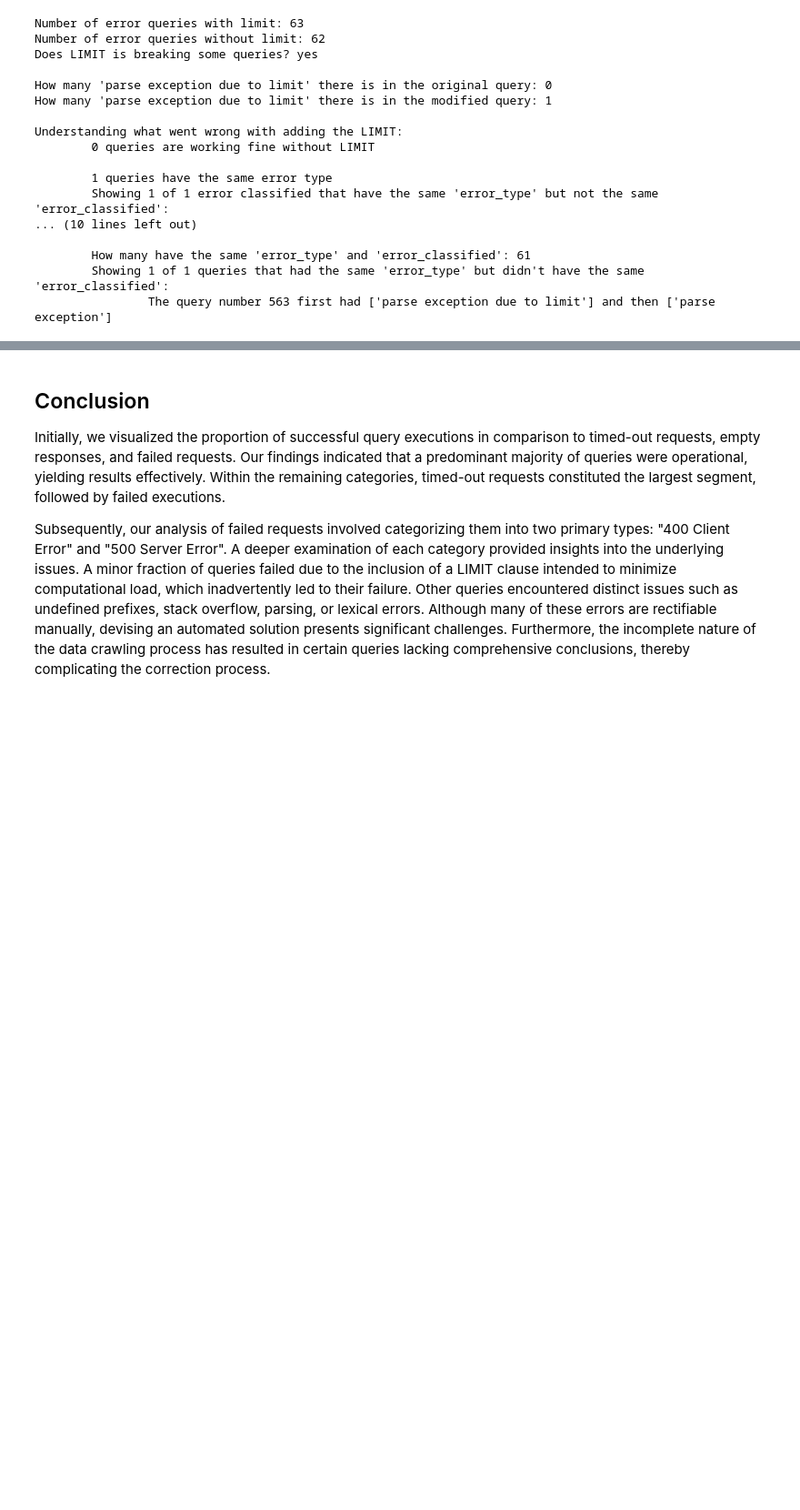
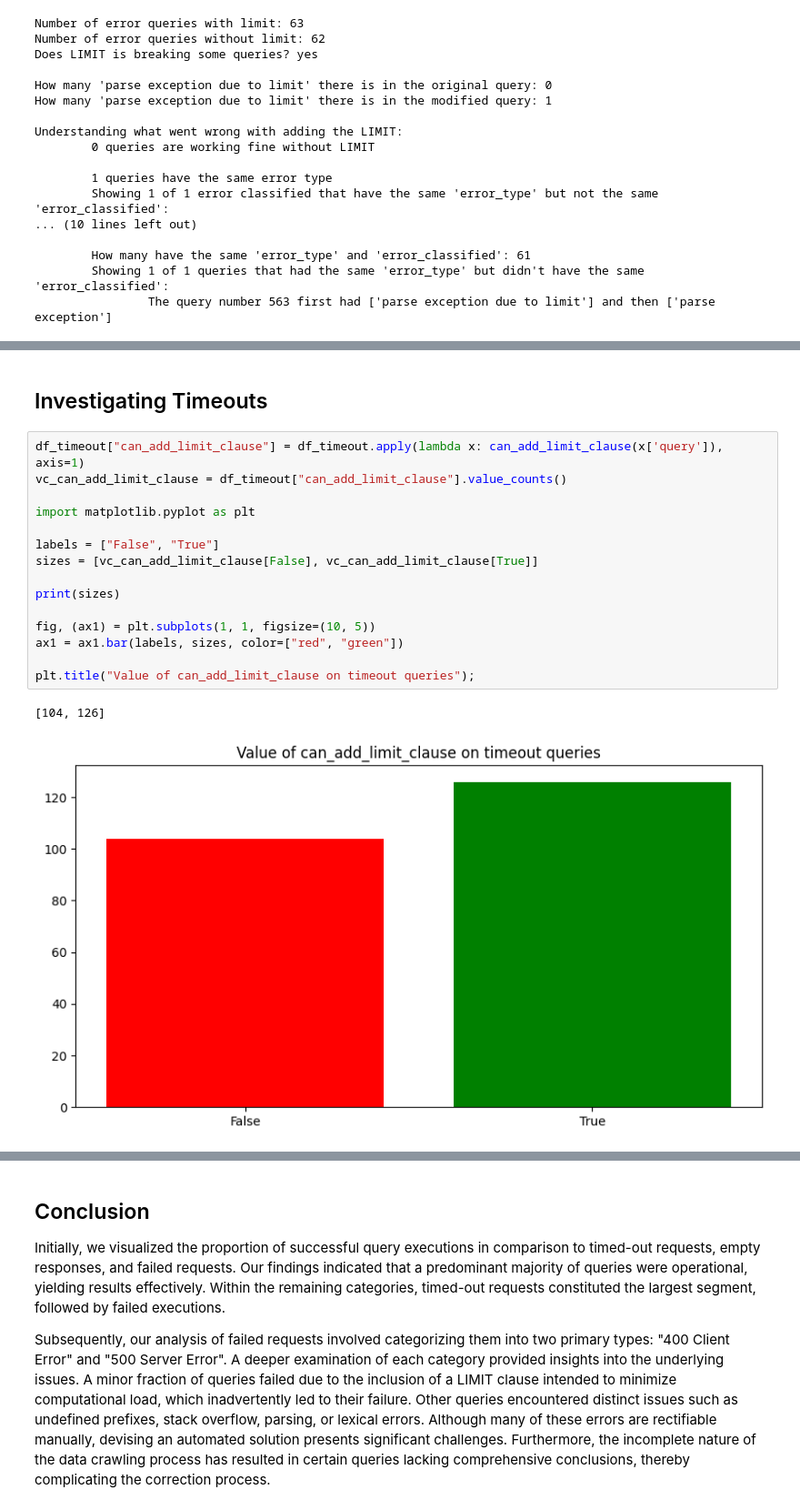
Before and after one commit to Gratic/Finetuning-LLM-for-SPARQL-generation, a Jupyter notebook: scripts/analysis_execution_queries_of_whole_dataset.ipynb, the cells around one changed output, grey strips where cells are left out. Shown at 91% size. Cells and saved outputs as stored; diff of their text form; blank space fills up the shorter version.

```diff
--- a/scripts/analysis_execution_queries_of_whole_dataset.ipynb
+++ b/scripts/analysis_execution_queries_of_whole_dataset.ipynb
@@ -525,0 +530,20 @@ ax2 = ax2.bar(labels[1:], sizes[1:], color=["orange", "red", "purple", "grey"])
+# %% [markdown]
+## Investigating Timeouts
+# %%
+df_timeout["can_add_limit_clause"] = df_timeout.apply(lambda x: can_add_limit_clause(x['query']), axis=1)
+vc_can_add_limit_clause = df_timeout["can_add_limit_clause"].value_counts()
+
+import matplotlib.pyplot as plt
+
+labels = ["False", "True"]
+sizes = [vc_can_add_limit_clause[False], vc_can_add_limit_clause[True]]
+
+print(sizes)
+
+fig, (ax1) = plt.subplots(1, 1, figsize=(10, 5))
+ax1 = ax1.bar(labels, sizes, color=["red", "green"])
+
+plt.title("Value of can_add_limit_clause on timeout queries");
+# %% [output]
+[104, 126]
+[figure, added]
```
Also changed, not shown: parts of 8 cells of this notebook, 2 other files.
